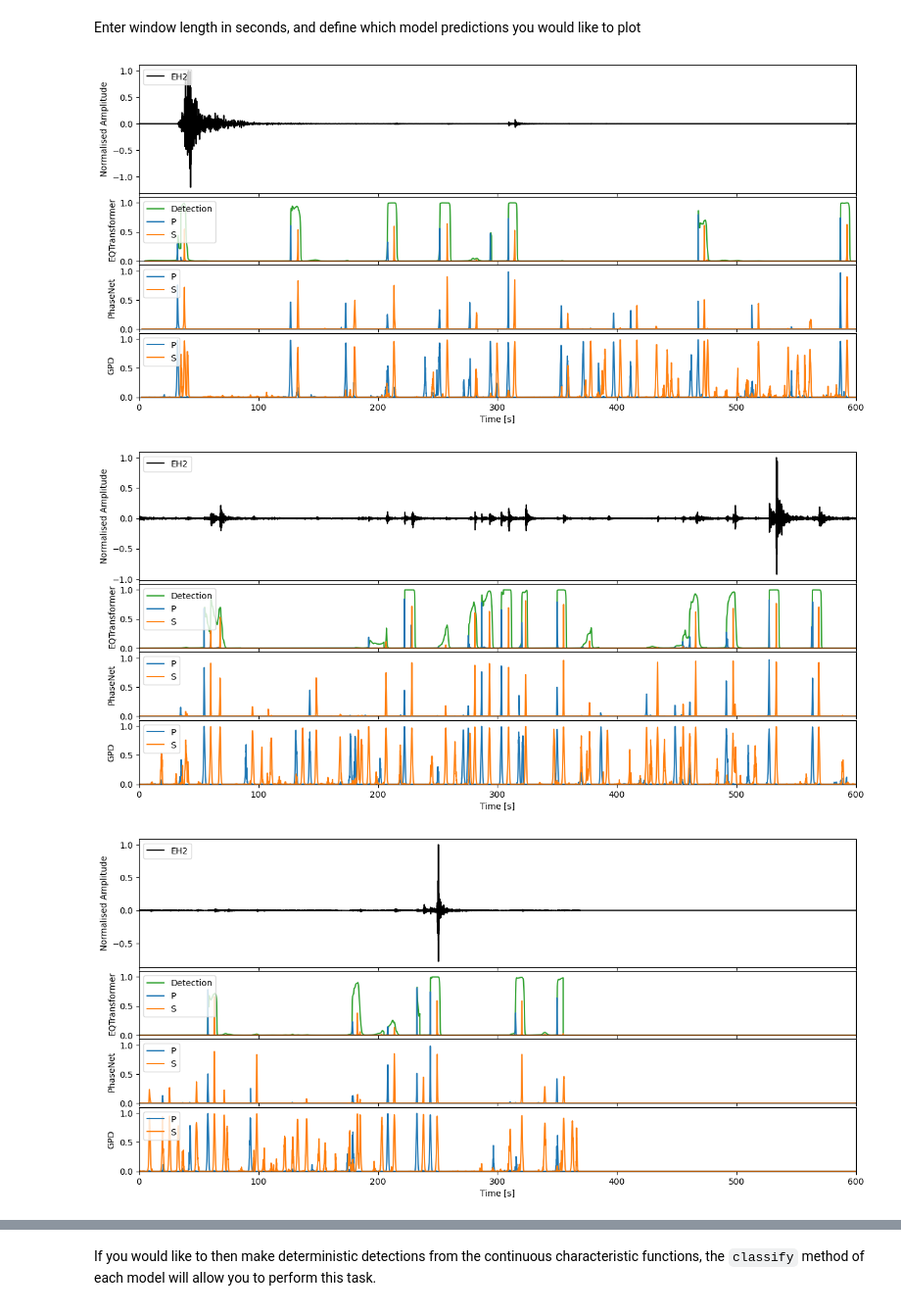
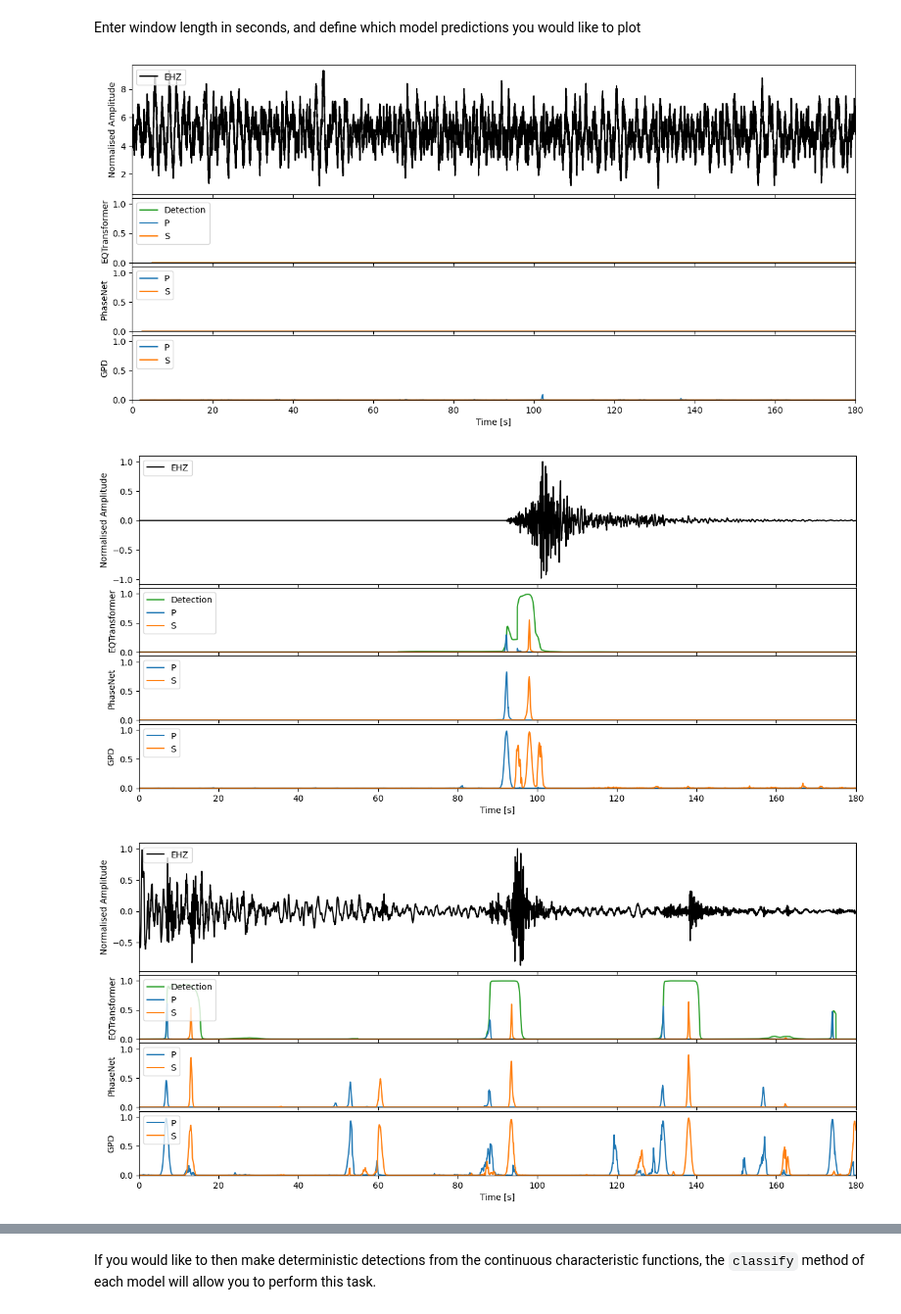
Before and after one commit to cascadiaquakes/2025_ML_TSC, a Jupyter notebook: notebooks/Amanda/seisbench.ipynb, the cells around one changed output, grey strips where cells are left out. Shown at 98% size. Drawn from its saved outputs; the diff is of its cells as text; code cells hidden in the pictures.

```diff
--- a/notebooks/Amanda/seisbench.ipynb
+++ b/notebooks/Amanda/seisbench.ipynb
@@ -49,13 +49,13 @@ import numpy as np
 import matplotlib.pyplot as plt
 
 # Load the data
-stream = obs.read('../data/KNEE*')
+stream = obs.read('../data/B047*')
 
 # Detrend the data
 stream.detrend("linear")
 
 # Trim to earthquake time
-stream.trim(starttime=UTCDateTime(2022,12,20,10,34,00),endtime=UTCDateTime(2022,12,20,11,34,00))
+stream.trim(starttime=UTCDateTime(2022,12,20,10,30,00),endtime=UTCDateTime(2022,12,20,11,00,00))
 
 # Plot the data
 fig = plt.figure(figsize=(20, 5))
@@ -80,38 +85,38 @@ pn_preds
 # %% [markdown]
 Enter window length in seconds, and define which model predictions you would like to plot
 # %%
-wlength = 10 * 60 #@param
+wlength = 3 * 60 #@param
 # %%
 color_dict = {"P": "C0", "S": "C1", "Detection": "C2"}
 
 for s in range(0, int(stream[0].stats.endtime - stream[0].stats.starttime), wlength):
     t0 = stream[0].stats.starttime + s
     t1 = t0 + wlength
-    subst = stream.slice(t0, t1)
+    subst = stream.copy().slice(t0, t1)
 
     fig, ax = plt.subplots(4, 1, figsize=(15, 7), sharex=True, gridspec_kw={'hspace' : 0.05, 'height_ratios': [2, 1, 1, 1]})
 
     for i, preds in enumerate([eqt_preds, pn_preds, gpd_preds]):
         subpreds = preds.slice(t0, t1)
         offset = subpreds[0].stats.starttime - subst[0].stats.starttime
         for pred_trace in subpreds:
             model, pred_class = pred_trace.stats.channel.split("_")
             if pred_class == "N":
                 # Skip noise traces
                 continue
             c = color_dict[pred_class]
             ax[i + 1].plot(offset + pred_trace.times(), pred_trace.data, label=pred_class, c=c)
         ax[i + 1].set_ylabel(model)
         ax[i + 1].legend(loc=2)
         ax[i + 1].set_ylim(0, 1.1)
 
-    ax[0].plot(subst[-1].times(), subst[1].data / np.amax(subst[1].data), 'k', label=subst[1].stats.channel)
+    ax[0].plot(subst[-1].times(), subst[-1].data / np.amax(subst[-1].data), 'k', label=subst[-1].stats.channel)
     ax[0].set_xlim(0, wlength)
     ax[0].set_ylabel('Normalised Amplitude')
     ax[3].set_xlabel('Time [s]')
     ax[0].legend(loc=2)
     plt.show()
 # %% [output]
-[figure, old version]
+[figure, new version]
-[figure, old version]
+[figure, new version]
-[figure, old version]
+[figure, new version]
```
Also changed, not shown: parts of 8 cells of this notebook, 5 other files.
